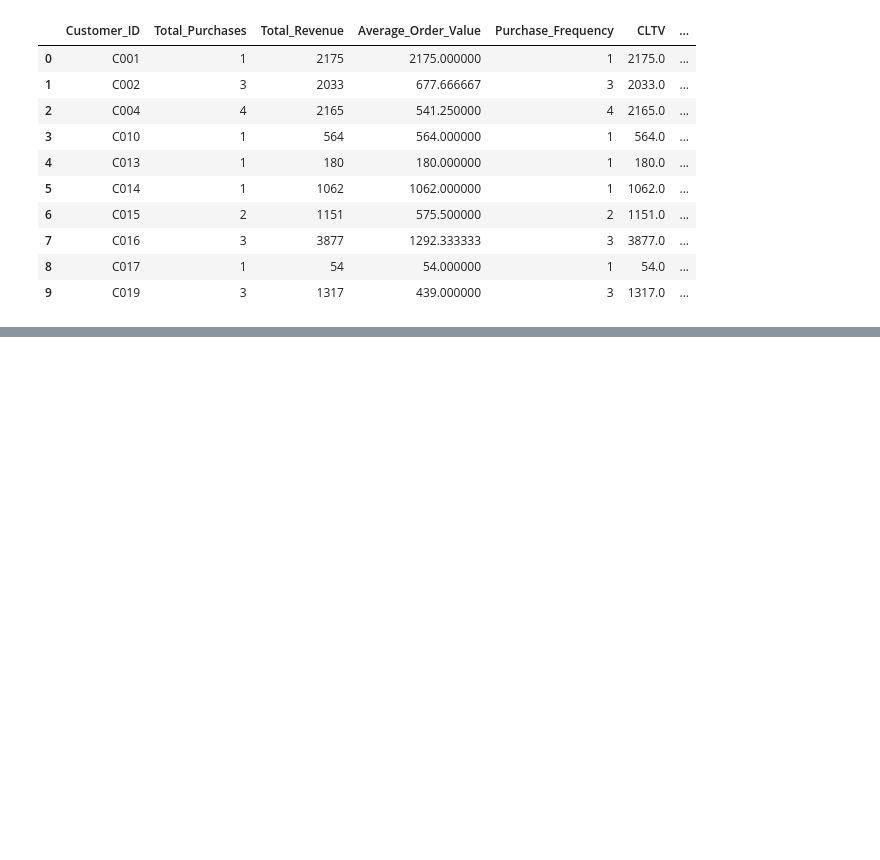
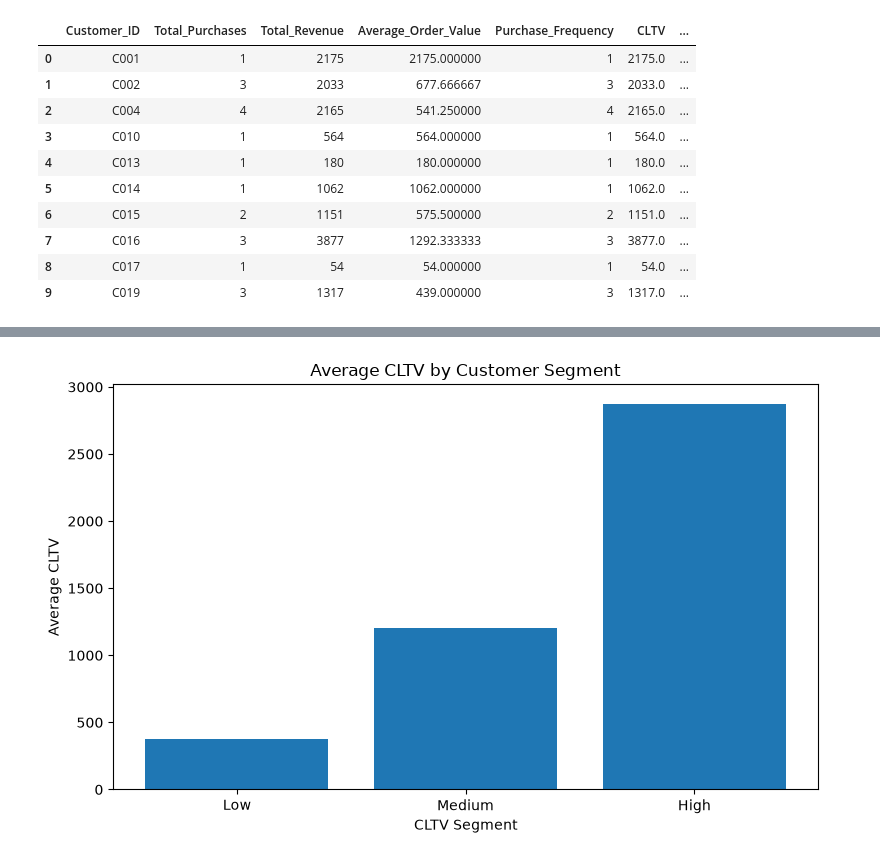
Before and after one commit to Harslshnde/Infotact-Project-2-Cohort-Retention, a Jupyter notebook: transactional_data_cleaning.ipynb, the cells around one changed output, grey strips where cells are left out. Drawn from its saved outputs; the diff is of its cells as text; code cells hidden in the pictures; blank space fills up the shorter version.

```diff
--- a/transactional_data_cleaning.ipynb
+++ b/transactional_data_cleaning.ipynb
@@ -1490,0 +1505,4 @@ cltv.round(2).to_excel(
+# %%
+import pandas as pd
+
+df = pd.read_excel("../Customer_Transactions_Dataset.xlsx")
@@ -1490,0 +1606,16 @@ cltv.round(2).to_excel(
+# %%
+plt.figure(figsize=(8, 5))
+
+plt.bar(
+    segment_summary["CLTV_Segment"].astype(str),
+    segment_summary["Average_CLTV"]
+)
+
+plt.title("Average CLTV by Customer Segment")
+plt.xlabel("CLTV Segment")
+plt.ylabel("Average CLTV")
+plt.tight_layout()
+
+plt.show()
+# %% [output]
+[figure, added]
```
Also changed, not shown: parts of 13 cells of this notebook.
